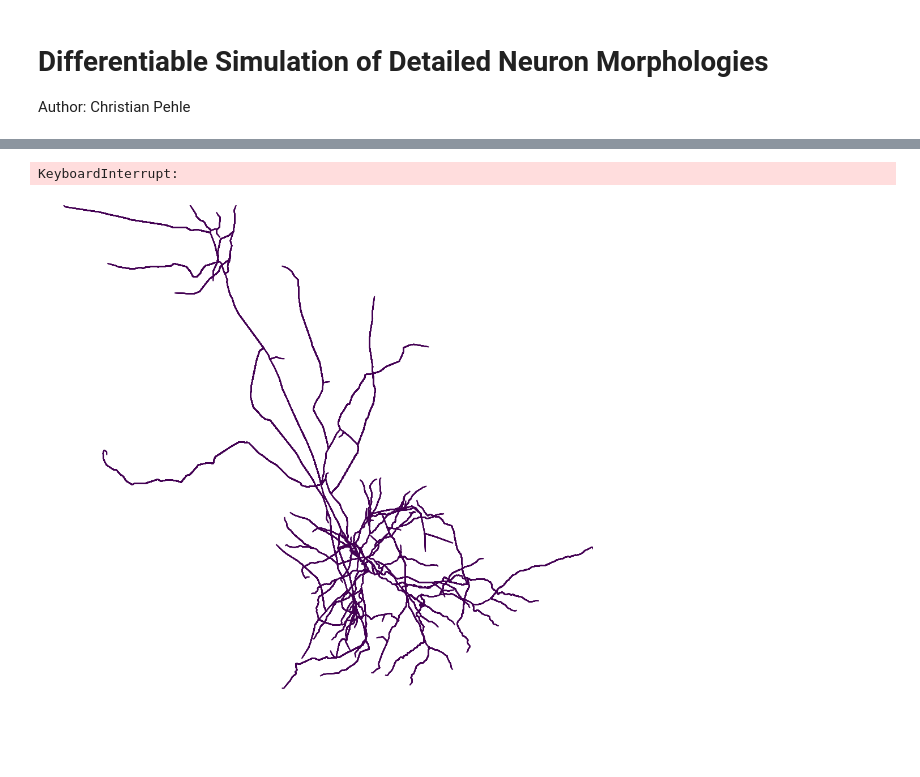
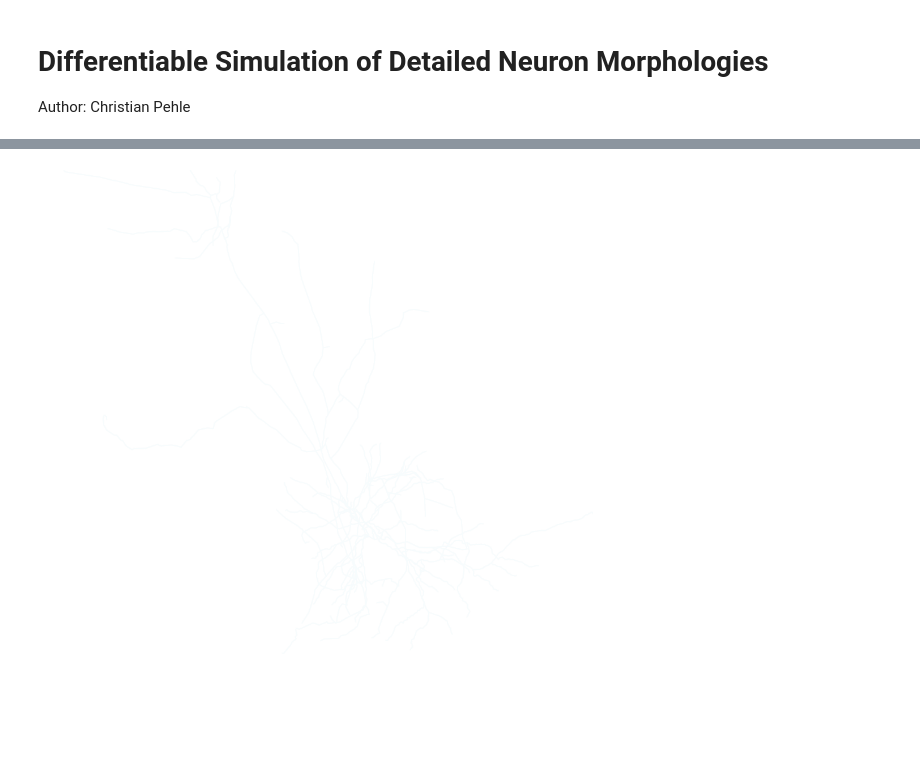
Before and after one commit to cpehle/njx, a Jupyter notebook: doc/notebooks/neuron_morphology.ipynb, the cells around one changed output, grey strips where cells are left out. Saved outputs shown, nothing was run; the diff lists cells and outputs as text; code cells hidden in the pictures.

Commit message:
doc: neuron morphology

```diff
--- a/doc/notebooks/neuron_morphology.ipynb
+++ b/doc/notebooks/neuron_morphology.ipynb
@@ -266,0 +230,6 @@ Found existing process on port 9876. Trying to connect.
+# %%
+i = 70
+plt.plot(actual.c.n[:600,:100])
+plt.ylabel("Voltage (a.u.)")
+plt.xlabel("Time (ms)")
+plt.savefig("example_trace_v.png", dpi=300)
@@ -271,7 +242,7 @@ from matplotlib.lines import Line2D
 import matplotlib.cm as cm
 
 
-def plot_morphology(ax, morph, colors=None):
+def plot_morphology(ax, morph, colors=None, colorscheme='Blues'):
     nb = morph.num_branches
 
     min_x = 0
@@ -281,6 +252,9 @@ def plot_morphology(ax, morph, colors=None):
 
     lines = []
     idx = 0
+    cm = matplotlib.colormaps[colorscheme]
+
+    indices = []
 
     for i in range(nb):
         segs = morph.branch_segments(i)
@@ -288,11 +262,18 @@ def plot_morphology(ax, morph, colors=None):
         ys = []
 
         for seg in segs:
+            if colors is None:
+                color = 'black'
+            else:
+                color = cm(colors[idx])
             xs.append(seg.prox.x)
             xs.append(seg.dist.x)
             ys.append(seg.prox.y)
-            ys.append(seg.dist.y)2
+            ys.append(seg.dist.y)
             idx = idx + 1
+
+
+            lines.append(Line2D([seg.prox.x, seg.dist.x], [seg.prox.y, seg.dist.y], linewidth=1, color=color))
 
         min_x = min(min_x, min(xs))
         max_x = max(max_x, max(xs))
@@ -309,11 +294,11 @@ import matplotlib as mpl
 import matplotlib.animation as animation
 
 
-def animate_dynamics(actual, morph, filename, n_frames=300):
+def animate_dynamics(actual, morph, filename, n_frames=300, colorscheme='Blues'):
     fig, ax = plt.subplots(figsize=(10, 10))
     step = 0
 
-    v = (actual.v[step] - min_v) / norm
+    v = (actual.v[10*step] - min_v)/norm
     ax.set_axis_off()
     plot_morphology(ax, morph, colors=onp.array(v))
     fig.tight_layout()
@@ -321,12 +306,12 @@ def animate_dynamics(actual, morph, filename, n_frames=300):
     def update(step):
         ax.clear()
         ax.set_axis_off()
-        v = (actual.v[step] - min_v) / norm
-        plot_morphology(ax, morph, colors=onp.array(v))
+        v = (actual.v[10*step] - min_v)/norm
+        plot_morphology(ax, morph, colors=onp.array(v), colorscheme=colorscheme)
         fig.tight_layout()
         return ax
 
     ani = animation.FuncAnimation(
         fig, update, frames=np.arange(0, n_frames, 1), interval=100
     )
-    ani.save(filename, writer="ffmpeg", fps=30)
+    ani.save(filename, writer="ffmpeg", fps=60)
@@ -333,5 +330,4 @@ def animate_dynamics(actual, morph, filename, n_frames=300):
 # %%
-animate_dynamics(actual, morph, filename="test.gif", n_frames=2000)
+animate_dynamics(actual, morph, filename="test.mp4", n_frames=actual.v.shape[0]//10, colorscheme='BuPu')
 # %% [output]
-KeyboardInterrupt:
-[figure, old version]
+[figure, new version]
```
Also changed, not shown: parts of 14 cells of this notebook.
